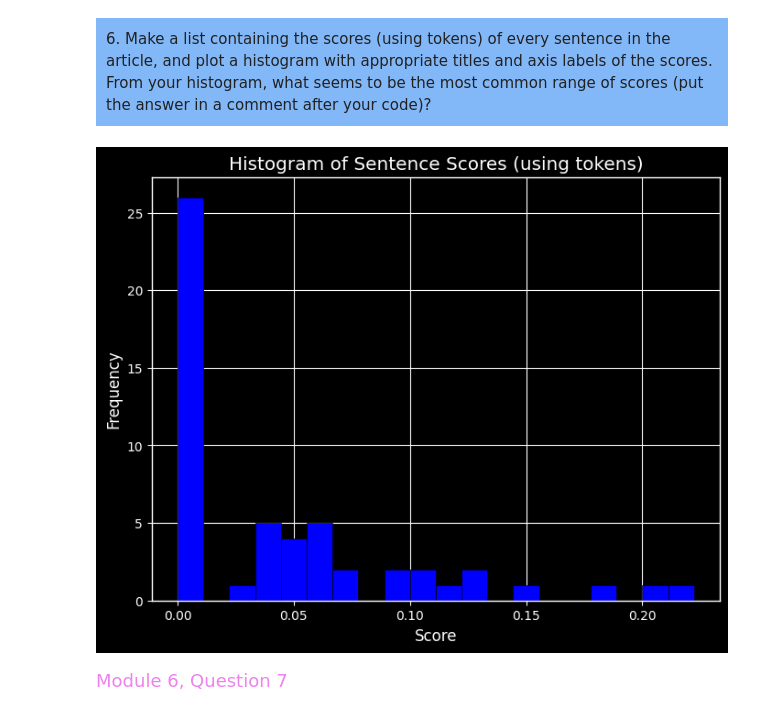
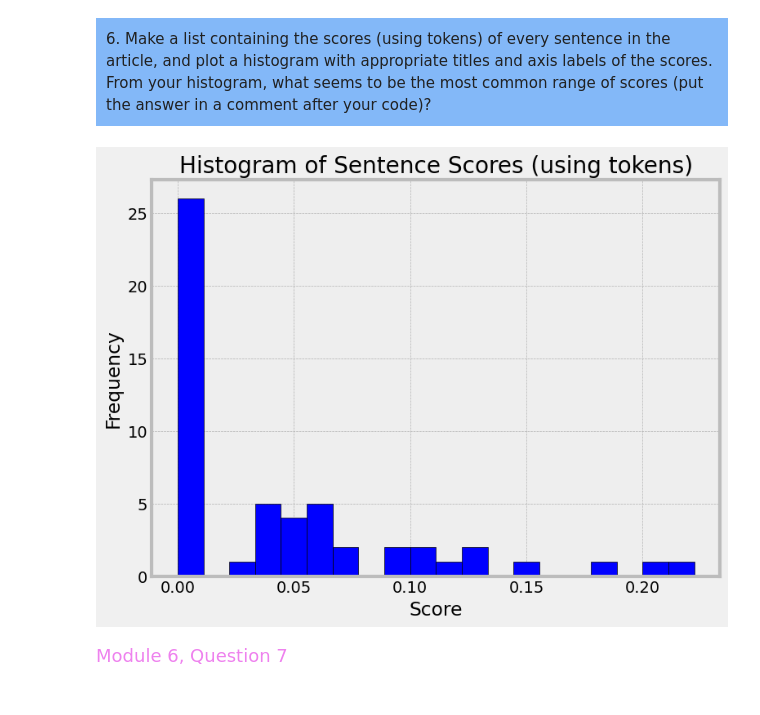
Before and after one commit to Bambee26/CSIS44620_Module6, a Jupyter notebook: web-scraping.ipynb, the cells around one changed output. Cells and saved outputs as stored; diff of their text form; code cells hidden in the pictures.

```diff
--- a/web-scraping.ipynb
+++ b/web-scraping.ipynb
@@ -277,32 +277,32 @@ Score by Token: 0.03
 # %%
 import matplotlib.pyplot as plt
 
 # Set the matplotlib style
-plt.style.use('dark_background')
+plt.style.use('bmh')
 
 # Function to calculate score for each sentence using tokens
 def calculate_sentence_scores(article_text, interesting_tokens):
     # Split the article text into sentences
     sentences = article_text.split('.')
 
     # Calculate score for each sentence
     scores = [score_sentence_by_token(sentence, interesting_tokens) for sentence in sentences if sentence.strip()]
 
     return scores
 
 # Calculate scores for every sentence in the article
 sentence_scores = calculate_sentence_scores(article_text, frequent_tokens)
 
 # Plot a histogram of the scores
 plt.figure(figsize=(8, 6))
 plt.hist(sentence_scores, bins=20, color='blue', edgecolor='black')
 plt.title('Histogram of Sentence Scores (using tokens)')
 plt.xlabel('Score')
 plt.ylabel('Frequency')
 plt.grid(True)
 plt.show()
 # %% [output]
-[figure, old version]
+[figure, new version]
 # %% [markdown]
 <span style="font-family: times new roman; color: violet; font-size: larger;">Module 6, Question 7</span>
 # %% [markdown]
```
Also changed, not shown: parts of 1 cell of this notebook.
